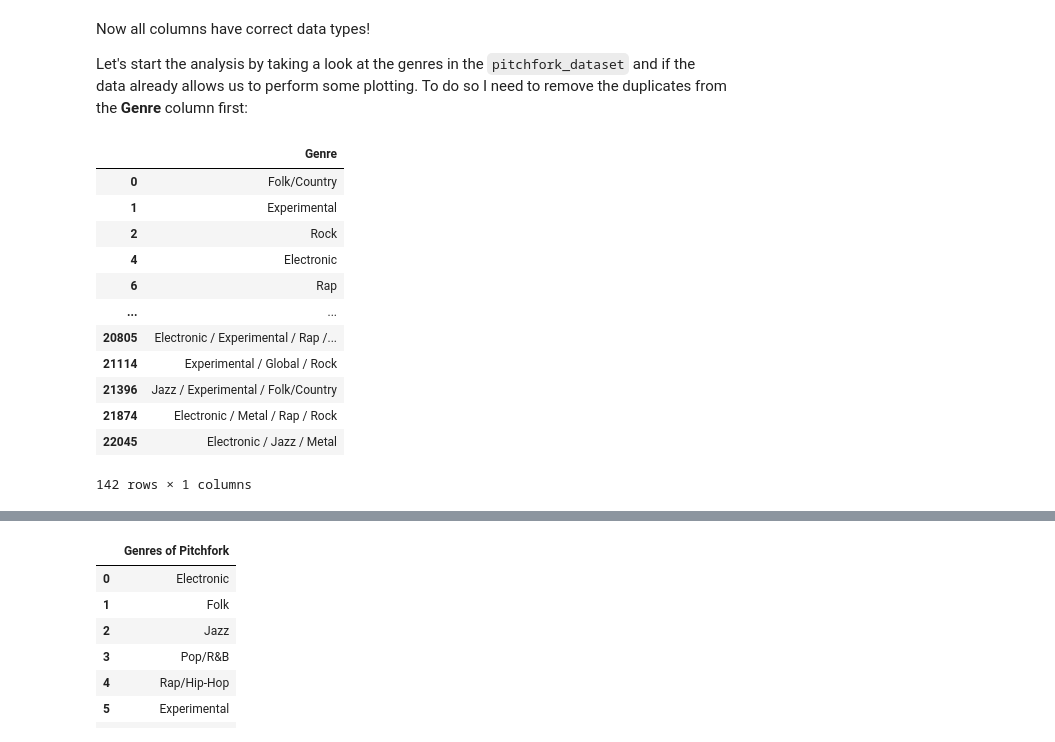
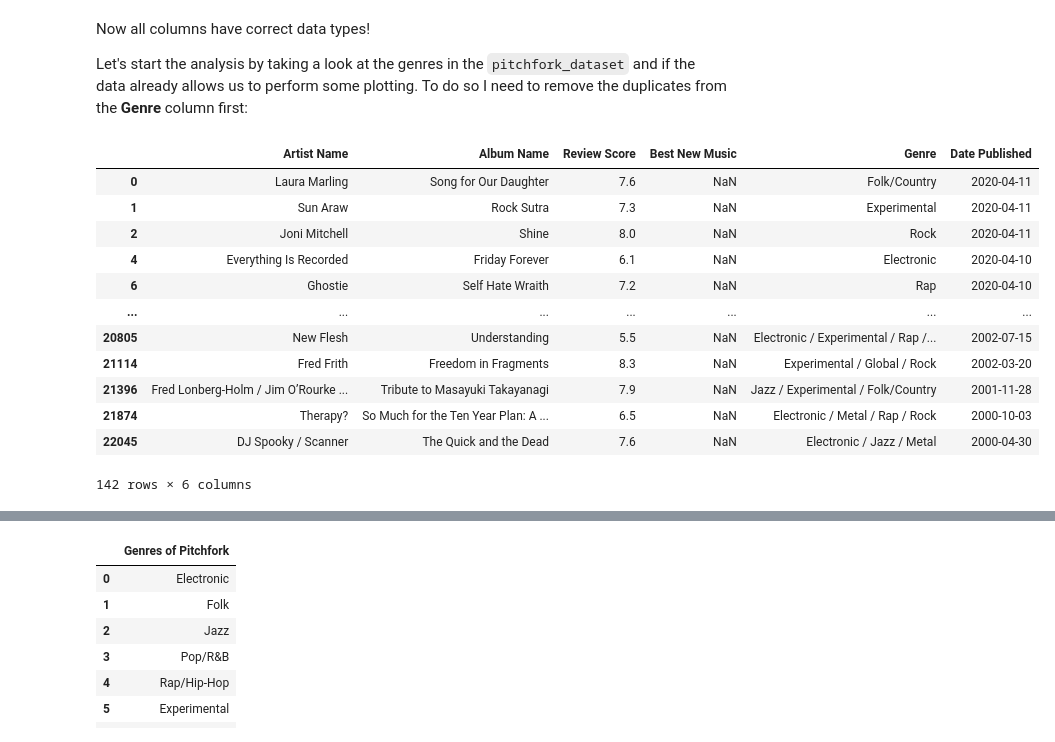
Before and after one commit to glbshv/Pitchfork-project, a Jupyter notebook: 03_Pitchfork_data_analysis.ipynb, the cells around one changed output, grey strips where cells are left out. Drawn from its saved outputs; the diff is of its cells as text; code cells hidden in the pictures.

```diff
--- a/03_Pitchfork_data_analysis.ipynb
+++ b/03_Pitchfork_data_analysis.ipynb
@@ -124,21 +124,21 @@ Now all columns have correct data types!
 
 Let's start the analysis by taking a look at the genres in the `pitchfork_dataset` and if the data already allows us to perform some plotting. To do so I need to remove the duplicates from the **Genre** column first:
 # %%
-pitchfork_dataset[['Genre']].drop_duplicates()
+pitchfork_dataset.loc[pitchfork_dataset[['Genre']].drop_duplicates().index]
 # %% [output]
-|  | Genre |
-| 0 | Folk/Country |
-| 1 | Experimental |
-| 2 | Rock |
-| 4 | Electronic |
-| 6 | Rap |
-| ... | ... |
-| 20805 | Electronic / Experimental / Rap /... |
-| 21114 | Experimental / Global / Rock |
-| 21396 | Jazz / Experimental / Folk/Country |
-| 21874 | Electronic / Metal / Rap / Rock |
-| 22045 | Electronic / Jazz / Metal |
+|  | Artist Name | Album Name | Review Score | Best New Music | Genre | Date Published |
+| 0 | Laura Marling | Song for Our Daughter | 7.6 | NaN | Folk/Country | 2020-04-11 |
+| 1 | Sun Araw | Rock Sutra | 7.3 | NaN | Experimental | 2020-04-11 |
+| 2 | Joni Mitchell | Shine | 8.0 | NaN | Rock | 2020-04-11 |
+| 4 | Everything Is Recorded | Friday Forever | 6.1 | NaN | Electronic | 2020-04-10 |
+| 6 | Ghostie | Self Hate Wraith | 7.2 | NaN | Rap | 2020-04-10 |
+| ... | ... | ... | ... | ... | ... | ... |
+| 20805 | New Flesh | Understanding | 5.5 | NaN | Electronic / Experimental / Rap /... | 2002-07-15 |
+| 21114 | Fred Frith | Freedom in Fragments | 8.3 | NaN | Experimental / Global / Rock | 2002-03-20 |
+| 21396 | Fred Lonberg-Holm / Jim O’Rourke ... | Tribute to Masayuki Takayanagi | 7.9 | NaN | Jazz / Experimental / Folk/Country | 2001-11-28 |
+| 21874 | Therapy? | So Much for the Ten Year Plan: A ... | 6.5 | NaN | Electronic / Metal / Rap / Rock | 2000-10-03 |
+| 22045 | DJ Spooky / Scanner | The Quick and the Dead | 7.6 | NaN | Electronic / Jazz / Metal | 2000-04-30 |
-142 rows × 1 columns
+142 rows × 6 columns
 # %% [markdown]
 I see that there are 142 unique **Genre** values in our dataset because albums are tagged with multiple genres, as it is shown in one of the examples above from row 20.805 - **Electronic / Experimental / Rap / Rock**. This result brings in complexity that we'll need to deal with later in this analysis to acquire accurate data.
 
```
Also changed, not shown: parts of 7 cells of this notebook.
